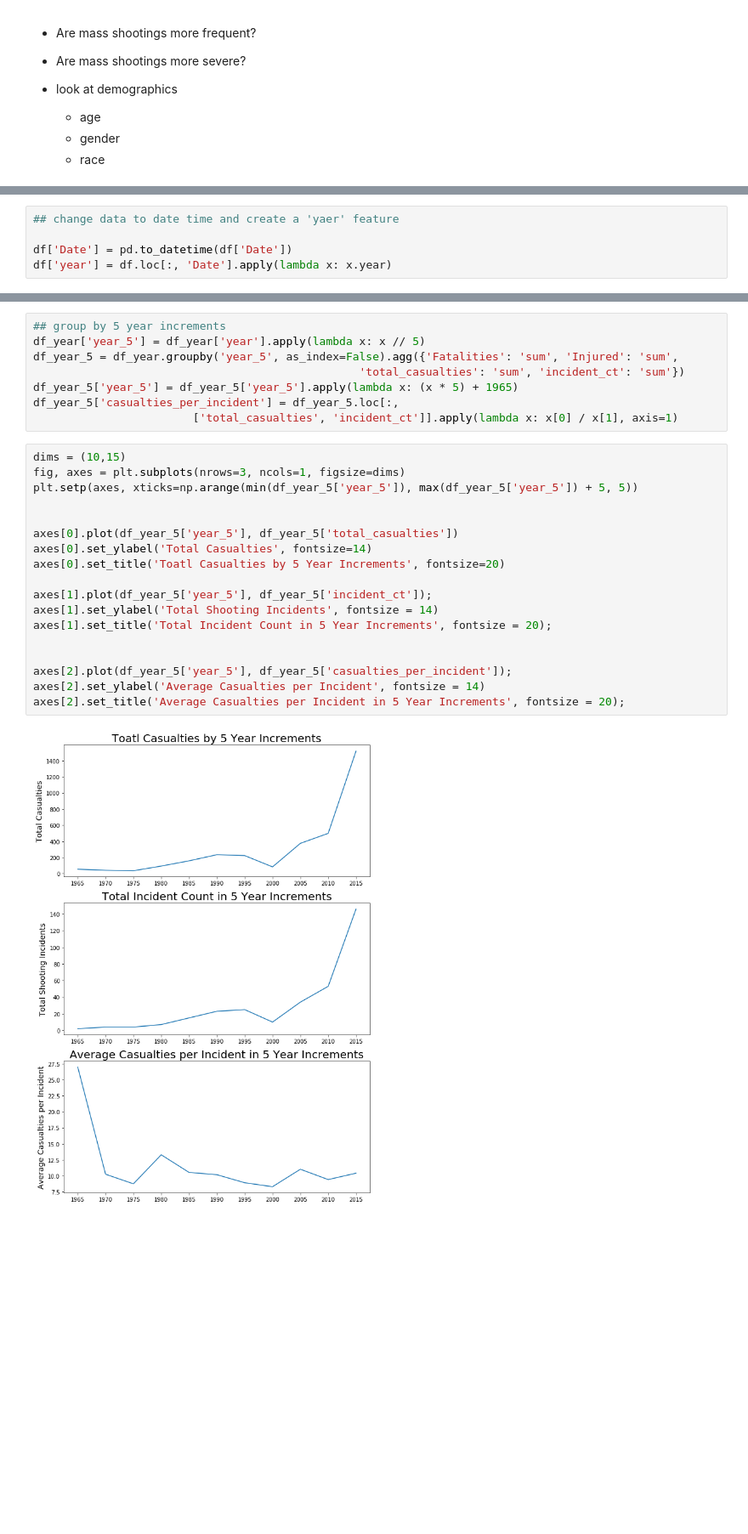
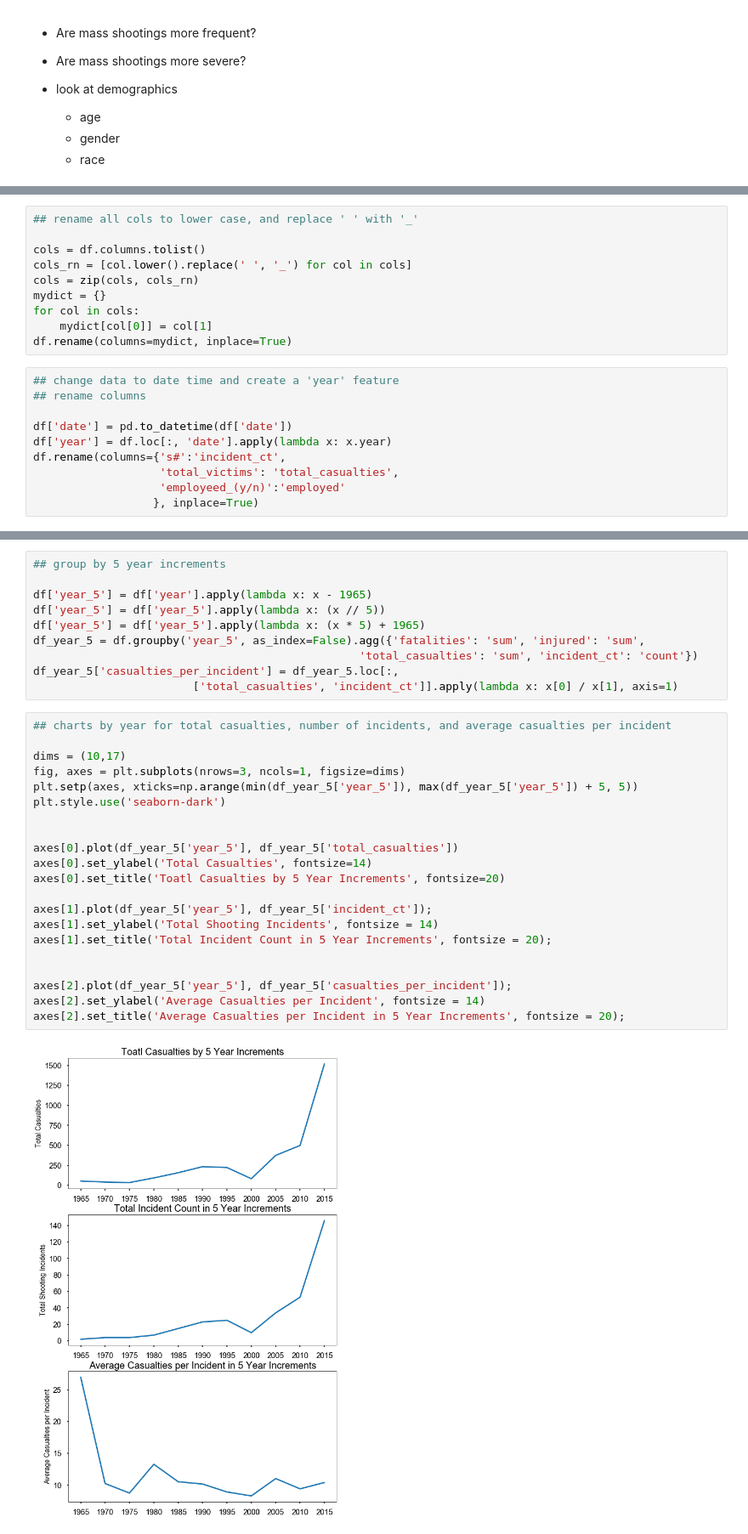
Before and after one commit to ZackSmith32/US_Mass_Shootings_Analysis, a Jupyter notebook: mass_shootings.ipynb, the cells around one changed output, grey strips where cells are left out. Shown: that part at 85% size. Drawn from its saved outputs; the diff is of its cells as text; blank space fills up the shorter version.

Commit message:
removed some extraneous work, and consolidated data preparation steps

```diff
--- a/mass_shootings.ipynb
+++ b/mass_shootings.ipynb
@@ -35,5 +45,20 @@ df.head()
+# %%
+## rename all cols to lower case, and replace ' ' with '_'
+
+cols = df.columns.tolist()
+cols_rn = [col.lower().replace(' ', '_') for col in cols]
+cols = zip(cols, cols_rn)
+mydict = {}
+for col in cols:
+    mydict[col[0]] = col[1]
+df.rename(columns=mydict, inplace=True)
 # %%
-## change data to date time and create a 'yaer' feature
+## change data to date time and create a 'year' feature
+## rename columns
 
-df['Date'] = pd.to_datetime(df['Date'])
-df['year'] = df.loc[:, 'Date'].apply(lambda x: x.year)
+df['date'] = pd.to_datetime(df['date'])
+df['year'] = df.loc[:, 'date'].apply(lambda x: x.year)
+df.rename(columns={'s#':'incident_ct',
+                   'total_victims': 'total_casualties',
+                   'employeed_(y/n)':'employed'
+                  }, inplace=True)
@@ -49,31 +65,36 @@ df_year['year'] = df_year['year'].apply(lambda x: x - 1965)
 # %%
 ## group by 5 year increments
-df_year['year_5'] = df_year['year'].apply(lambda x: x // 5)
-df_year_5 = df_year.groupby('year_5', as_index=False).agg({'Fatalities': 'sum', 'Injured': 'sum',
-                                                 'total_casualties': 'sum', 'incident_ct': 'sum'})
-df_year_5['year_5'] = df_year_5['year_5'].apply(lambda x: (x * 5) + 1965)
+
+df['year_5'] = df['year'].apply(lambda x: x - 1965)
+df['year_5'] = df['year_5'].apply(lambda x: (x // 5))
+df['year_5'] = df['year_5'].apply(lambda x: (x * 5) + 1965)
+df_year_5 = df.groupby('year_5', as_index=False).agg({'fatalities': 'sum', 'injured': 'sum',
+                                                 'total_casualties': 'sum', 'incident_ct': 'count'})
 df_year_5['casualties_per_incident'] = df_year_5.loc[:,
                         ['total_casualties', 'incident_ct']].apply(lambda x: x[0] / x[1], axis=1)
 # %%
-dims = (10,15)
+## charts by year for total casualties, number of incidents, and average casualties per incident
+
+dims = (10,17)
 fig, axes = plt.subplots(nrows=3, ncols=1, figsize=dims)
 plt.setp(axes, xticks=np.arange(min(df_year_5['year_5']), max(df_year_5['year_5']) + 5, 5))
+plt.style.use('seaborn-dark')
 
 
 axes[0].plot(df_year_5['year_5'], df_year_5['total_casualties'])
 axes[0].set_ylabel('Total Casualties', fontsize=14)
 axes[0].set_title('Toatl Casualties by 5 Year Increments', fontsize=20)
 
 axes[1].plot(df_year_5['year_5'], df_year_5['incident_ct']);
 axes[1].set_ylabel('Total Shooting Incidents', fontsize = 14)
 axes[1].set_title('Total Incident Count in 5 Year Increments', fontsize = 20);
 
 
 axes[2].plot(df_year_5['year_5'], df_year_5['casualties_per_incident']);
 axes[2].set_ylabel('Average Casualties per Incident', fontsize = 14)
 axes[2].set_title('Average Casualties per Incident in 5 Year Increments', fontsize = 20);
 # %% [output]
-[figure, old version]
+[figure, new version]
 # %%
 ## look at deaths as a percent of casualties
 
```
Also changed, not shown: parts of 11 cells of this notebook.
